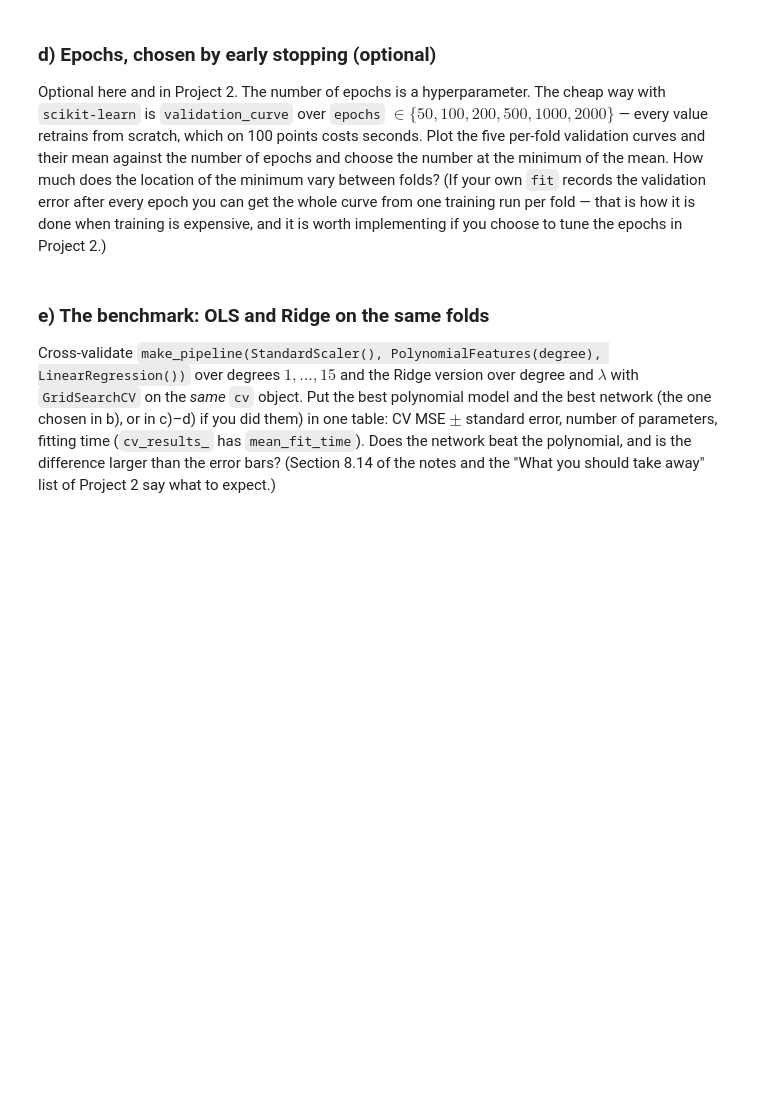
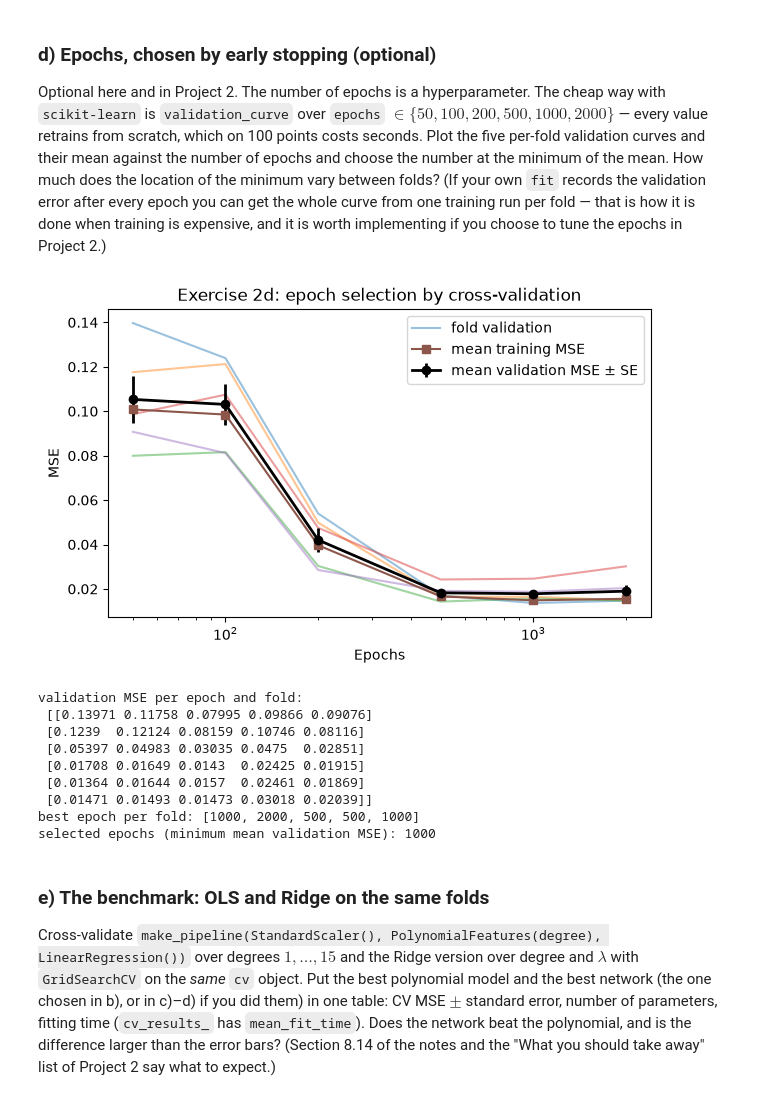
Before and after one commit to lukasMK01/MachineLearningUiO, a Jupyter notebook: doc/WeeklyMaterial/week44/exercisesweek44_solutions.ipynb, the cells around one changed output. Drawn from its saved outputs; the diff is of its cells as text; code cells hidden in the pictures; blank space fills up the shorter version.

```diff
--- a/doc/WeeklyMaterial/week44/exercisesweek44_solutions.ipynb
+++ b/doc/WeeklyMaterial/week44/exercisesweek44_solutions.ipynb
@@ -643,33 +671,44 @@ choose to tune the epochs in Project 2.)
 # %%
 # ADDED BY COPILOT — Exercise 2d: select epochs from validation, never from training or test error.
 epoch_values = [50, 100, 200, 500, 1000, 2000]
 net_2d = clone(net_2c).set_params(neuralnetregressor__hidden=selected_hidden)
 epoch_train_scores, epoch_val_scores = validation_curve(
     net_2d, X, y, param_name="neuralnetregressor__epochs",
     param_range=epoch_values, cv=cv, scoring="neg_mean_squared_error",
-    return_train_score=True,
+    #return_train_score=True,
 )
 epoch_train_mse, epoch_val_mse = -epoch_train_scores, -epoch_val_scores
 epoch_val_mean = epoch_val_mse.mean(axis=1)
 epoch_val_se = epoch_val_mse.std(axis=1, ddof=1) / np.sqrt(cv.get_n_splits())
 selected_epochs = epoch_values[int(np.argmin(epoch_val_mean))]
 fold_best_epochs = [epoch_values[i] for i in np.argmin(epoch_val_mse, axis=0)]
 plt.figure(figsize=(7, 4))
 for fold in range(epoch_val_mse.shape[1]):
     plt.plot(epoch_values, epoch_val_mse[:, fold], alpha=0.45,
              label="fold validation" if fold == 0 else None)
 plt.errorbar(epoch_values, epoch_val_mean, yerr=epoch_val_se,
              color="black", marker="o", linewidth=2, label="mean validation MSE ± SE")
 plt.plot(epoch_values, epoch_train_mse.mean(axis=1), marker="s", label="mean training MSE")
 plt.xscale("log")
 plt.xlabel("Epochs")
 plt.ylabel("MSE")
 plt.title("Exercise 2d: epoch selection by cross-validation")
 plt.legend()
 plt.show()
 print("validation MSE per epoch and fold:\n", np.round(epoch_val_mse, 5))
 print("best epoch per fold:", fold_best_epochs)
 print(f"selected epochs (minimum mean validation MSE): {selected_epochs}")
+# %% [output]
+[figure, added]
+validation MSE per epoch and fold:
+ [[0.13971 0.11758 0.07995 0.09866 0.09076]
+ [0.1239  0.12124 0.08159 0.10746 0.08116]
+ [0.05397 0.04983 0.03035 0.0475  0.02851]
+ [0.01708 0.01649 0.0143  0.02425 0.01915]
+ [0.01364 0.01644 0.0157  0.02461 0.01869]
+ [0.01471 0.01493 0.01473 0.03018 0.02039]]
+best epoch per fold: [1000, 2000, 500, 500, 1000]
+selected epochs (minimum mean validation MSE): 1000
 # %% [markdown]
 ### e) The benchmark: OLS and Ridge on the same folds
 
```
Also changed, not shown: parts of 7 cells of this notebook, 3 other files.
